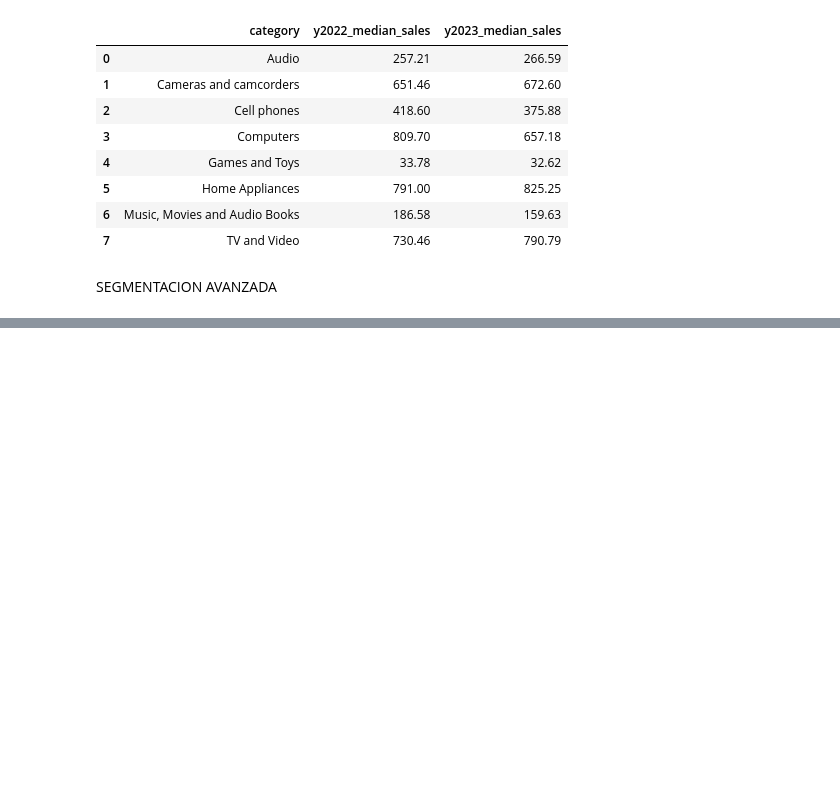
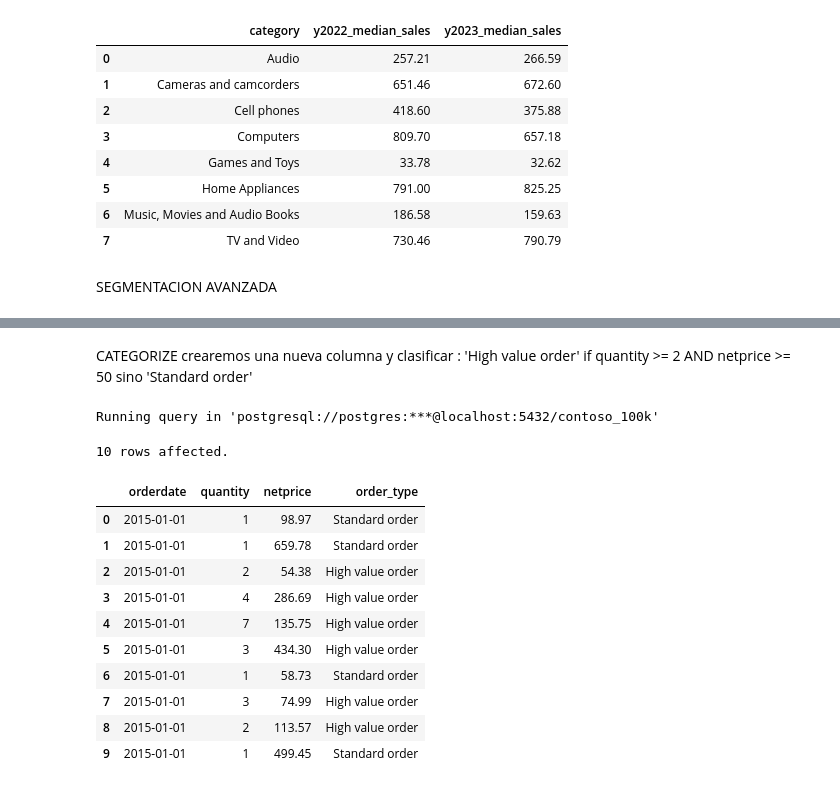
Before and after one commit to Angieadrianacaiza/Angieadrianacaiza, a Jupyter notebook: course_SQL_Notebook.ipynb, the cells around one changed output, grey strips where cells are left out. Cells and saved outputs as stored; diff of their text form; code cells hidden in the pictures; blank space fills up the shorter version.

```diff
--- a/course_SQL_Notebook.ipynb
+++ b/course_SQL_Notebook.ipynb
@@ -1109,0 +1140,29 @@ SEGMENTACION AVANZADA
+# %% [markdown]
+CATEGORIZE
+crearemos una nueva columna y clasificar :
+'High value order' if quantity >= 2 AND netprice >= 50 sino 'Standard order'
+# %%
+%%sql
+
+SELECT
+    orderdate,
+    quantity,
+    netprice,
+    CASE WHEN quantity >= 2 AND netprice >= 50 THEN 'High value order'
+    ELSE 'Standard order' END AS order_type
+FROM sales
+limit 10
+# %% [output]
+Running query in 'postgresql://postgres:***@localhost:5432/contoso_100k'
+10 rows affected.
+|  | orderdate | quantity | netprice | order_type |
+| 0 | 2015-01-01 | 1 | 98.97 | Standard order |
+| 1 | 2015-01-01 | 1 | 659.78 | Standard order |
+| 2 | 2015-01-01 | 2 | 54.38 | High value order |
+| 3 | 2015-01-01 | 4 | 286.69 | High value order |
+| 4 | 2015-01-01 | 7 | 135.75 | High value order |
+| 5 | 2015-01-01 | 3 | 434.30 | High value order |
+| 6 | 2015-01-01 | 1 | 58.73 | Standard order |
+| 7 | 2015-01-01 | 3 | 74.99 | High value order |
+| 8 | 2015-01-01 | 2 | 113.57 | High value order |
+| 9 | 2015-01-01 | 1 | 499.45 | Standard order |
```
Also changed, not shown: parts of 21 cells of this notebook.
